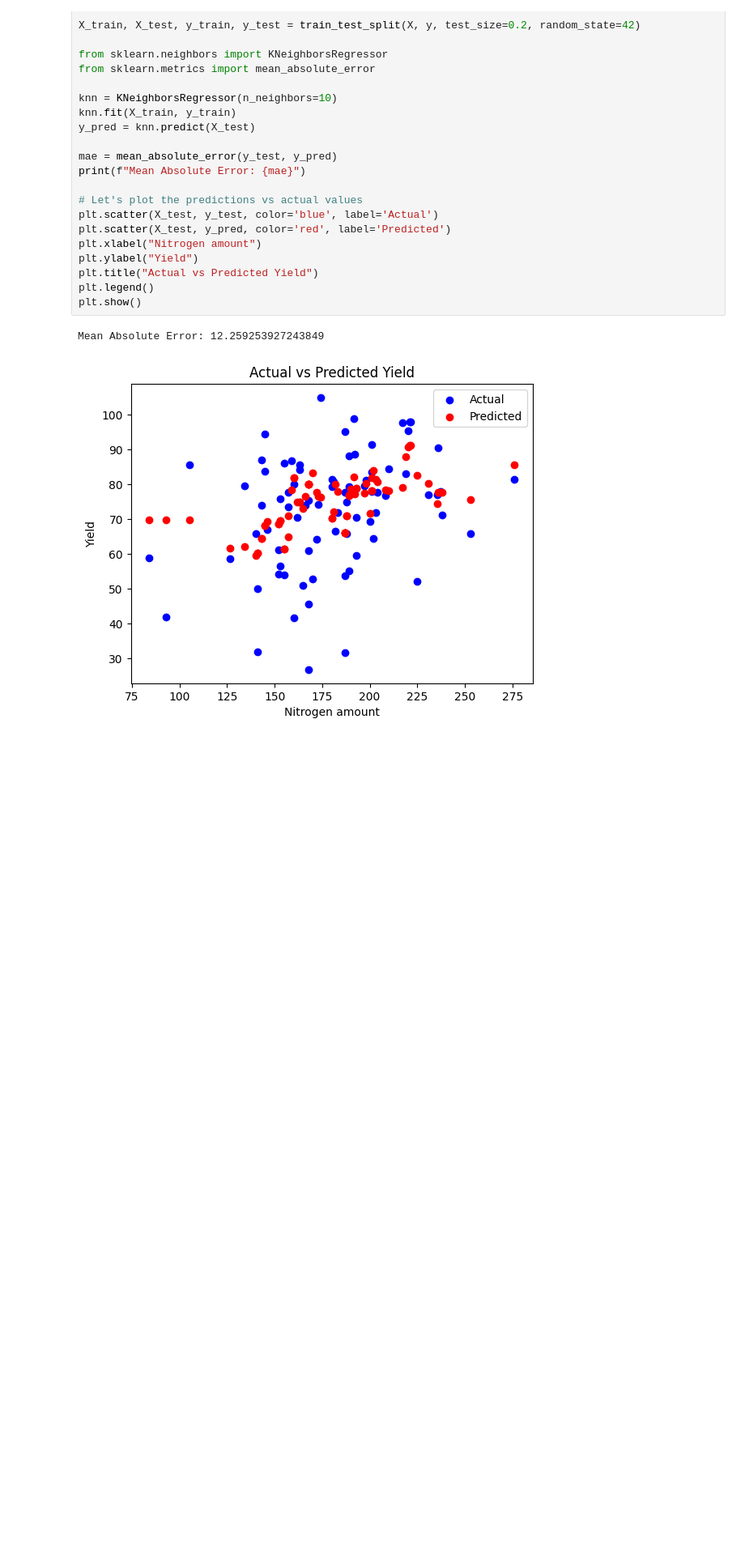
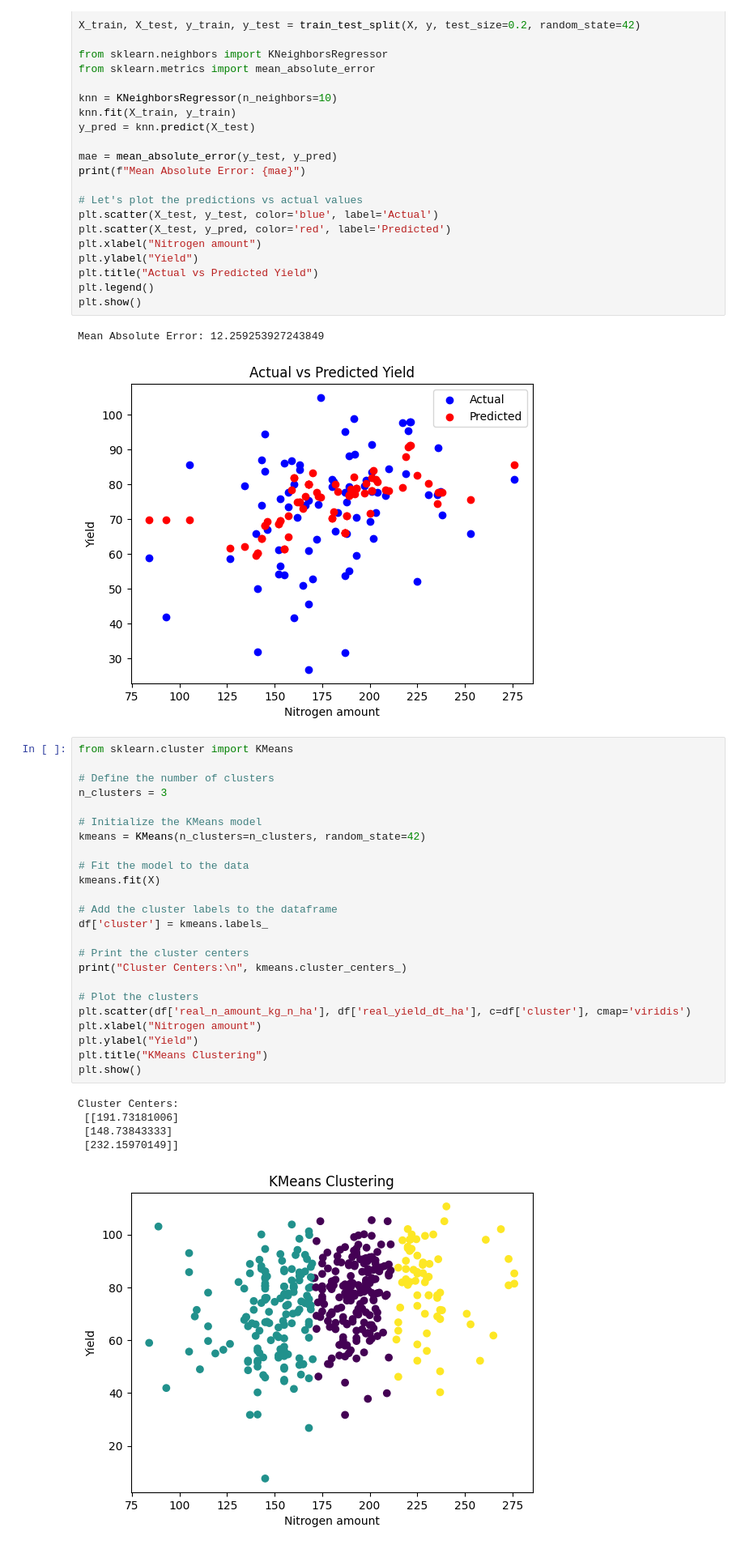
Before and after one commit to serbanradulescu/fded-proj, a Jupyter notebook: project.ipynb, the cells around one changed output. Shown at 81% size. Drawn from its saved outputs; the diff is of its cells as text; blank space fills up the shorter version.

```diff
--- a/project.ipynb
+++ b/project.ipynb
@@ -206,3 +232,33 @@ plt.show()
 # %% [output]
 Mean Absolute Error: 12.259253927243849
 [figure]
+# %%
+from sklearn.cluster import KMeans
+
+# Define the number of clusters
+n_clusters = 3
+
+# Initialize the KMeans model
+kmeans = KMeans(n_clusters=n_clusters, random_state=42)
+
+# Fit the model to the data
+kmeans.fit(X)
+
+# Add the cluster labels to the dataframe
+df['cluster'] = kmeans.labels_
+
+# Print the cluster centers
+print("Cluster Centers:\n", kmeans.cluster_centers_)
+
+# Plot the clusters
+plt.scatter(df['real_n_amount_kg_n_ha'], df['real_yield_dt_ha'], c=df['cluster'], cmap='viridis')
+plt.xlabel("Nitrogen amount")
+plt.ylabel("Yield")
+plt.title("KMeans Clustering")
+plt.show()
+# %% [output]
+Cluster Centers:
+ [[191.73181006]
+ [148.73843333]
+ [232.15970149]]
+[figure, added]
```
Also changed, not shown: parts of 10 cells of this notebook.
